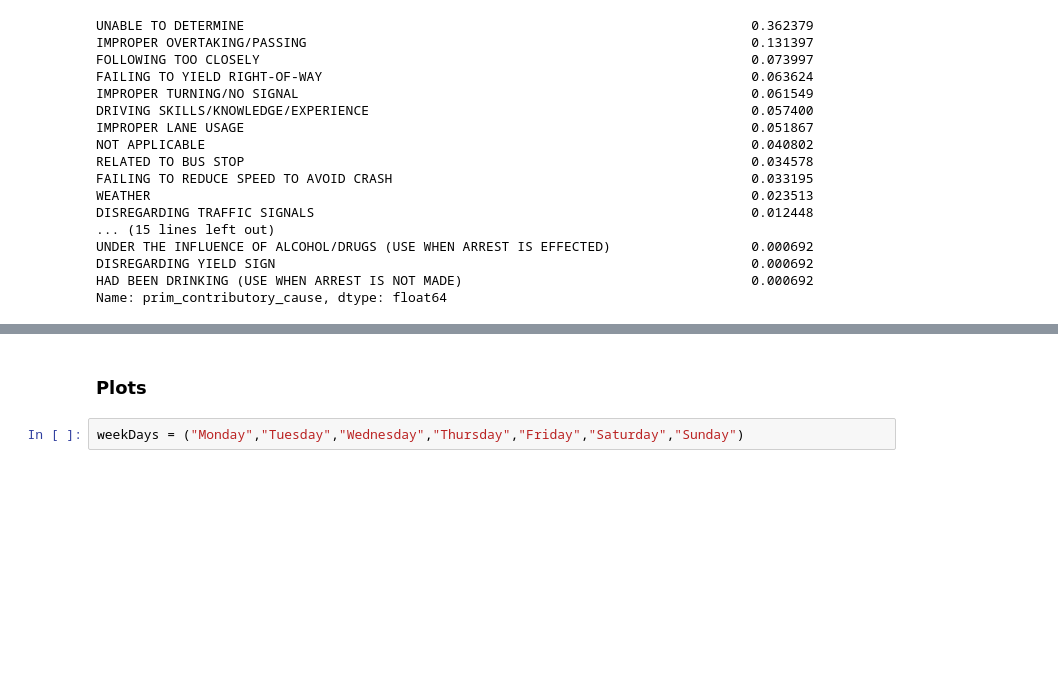
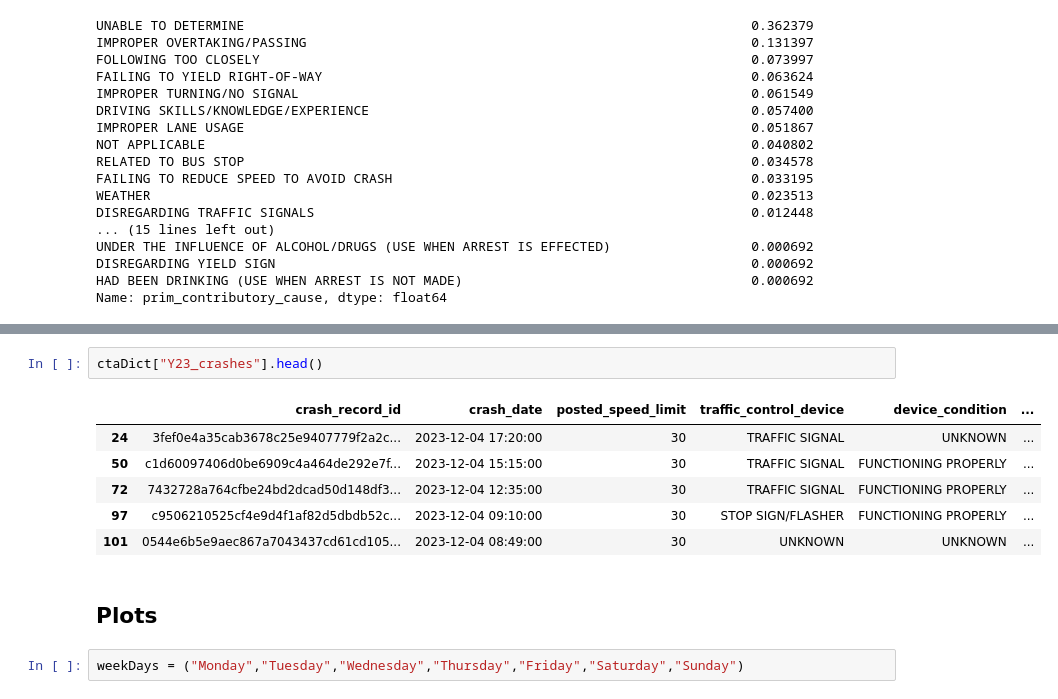
Before and after one commit to Socjon/Transit_CaseStudy, a Jupyter notebook: Transit_CodeV1.ipynb, the cells around one changed output, grey strips where cells are left out. Cells and saved outputs as stored; diff of their text form; blank space fills up the shorter version.

```diff
--- a/Transit_CodeV1.ipynb
+++ b/Transit_CodeV1.ipynb
@@ -988,5 +1046,14 @@ Name: prim_contributory_cause, dtype: float64
+# %%
+ctaDict["Y23_crashes"].head()
+# %% [output]
+|  | crash_record_id | crash_date | posted_speed_limit | traffic_control_device | device_condition | ... |
+| 24 | 3fef0e4a35cab3678c25e9407779f2a2c... | 2023-12-04 17:20:00 | 30 | TRAFFIC SIGNAL | UNKNOWN | ... |
+| 50 | c1d60097406d0be6909c4a464de292e7f... | 2023-12-04 15:15:00 | 30 | TRAFFIC SIGNAL | FUNCTIONING PROPERLY | ... |
+| 72 | 7432728a764cfbe24bd2dcad50d148df3... | 2023-12-04 12:35:00 | 30 | TRAFFIC SIGNAL | FUNCTIONING PROPERLY | ... |
+| 97 | c9506210525cf4e9d4f1af82d5dbdb52c... | 2023-12-04 09:10:00 | 30 | STOP SIGN/FLASHER | FUNCTIONING PROPERLY | ... |
+| 101 | 0544e6b5e9aec867a7043437cd61cd105... | 2023-12-04 08:49:00 | 30 | UNKNOWN | UNKNOWN | ... |
 # %% [markdown]
-### Plots
+## Plots
 # %%
 weekDays = ("Monday","Tuesday","Wednesday","Thursday","Friday","Saturday","Sunday")
 # %%
```
Also changed, not shown: parts of 88 cells of this notebook, 2 other files.
